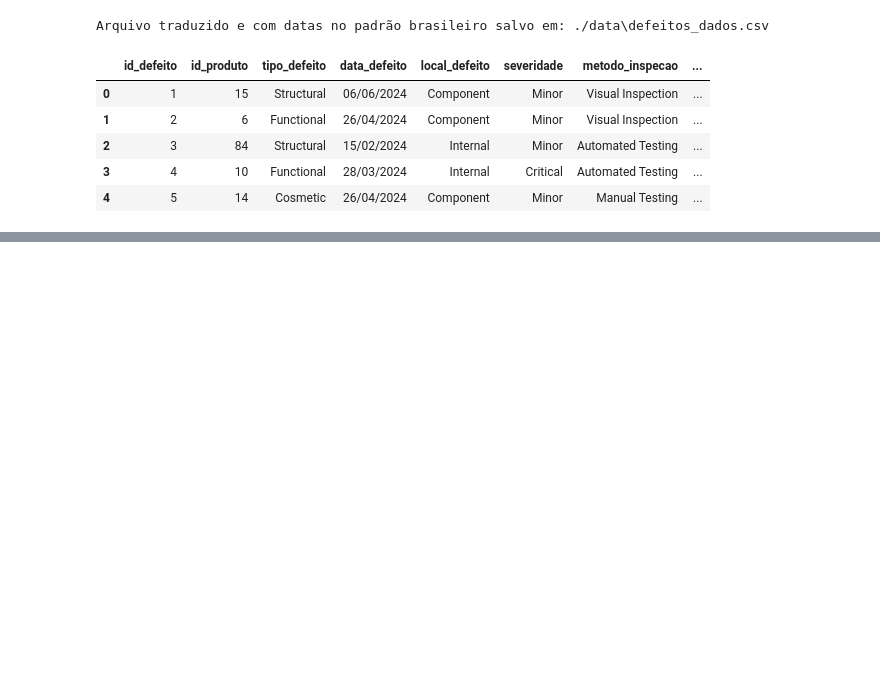
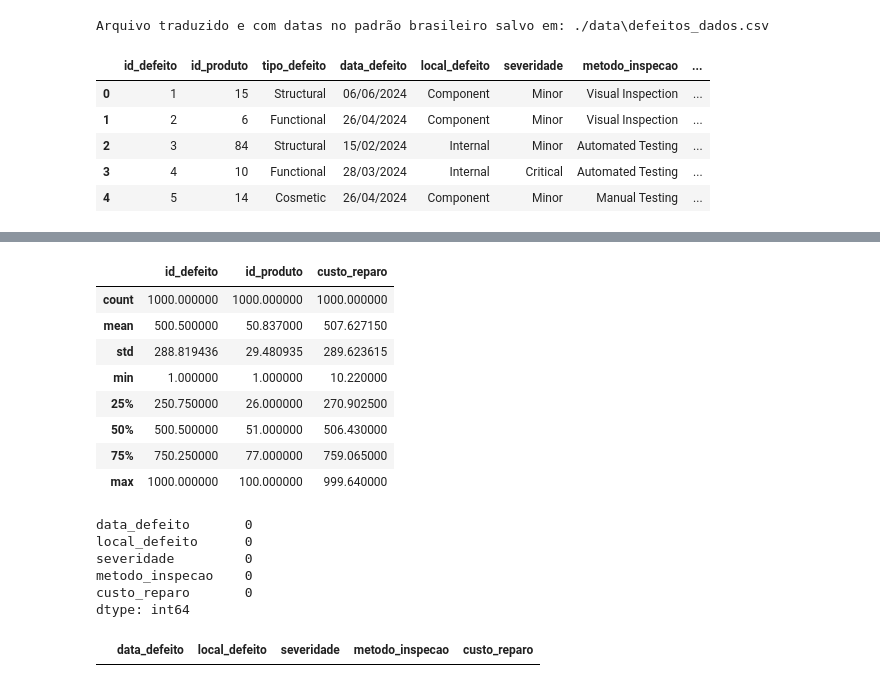
Before and after one commit to PortalDosDados/manufacturing_defects, a Jupyter notebook: notebook.ipynb, the cells around one changed output, grey strips where cells are left out. Saved outputs shown, nothing was run; the diff lists cells and outputs as text; code cells hidden in the pictures; blank space fills up the shorter version.

```diff
--- a/notebook.ipynb
+++ b/notebook.ipynb
@@ -83,0 +160,27 @@ df.head()
+# %%
+df.describe()
+# %% [output]
+|  | id_defeito | id_produto | custo_reparo |
+| count | 1000.000000 | 1000.000000 | 1000.000000 |
+| mean | 500.500000 | 50.837000 | 507.627150 |
+| std | 288.819436 | 29.480935 | 289.623615 |
+| min | 1.000000 | 1.000000 | 10.220000 |
+| 25% | 250.750000 | 26.000000 | 270.902500 |
+| 50% | 500.500000 | 51.000000 | 506.430000 |
+| 75% | 750.250000 | 77.000000 | 759.065000 |
+| max | 1000.000000 | 100.000000 | 999.640000 |
+# %%
+# Verifica se existem valores nulos nas colunas
+df_filt.isna().sum()
+# %% [output]
+data_defeito       0
+local_defeito      0
+severidade         0
+metodo_inspecao    0
+custo_reparo       0
+dtype: int64
+# %%
+# Retorna todas as linhas duplicadas, exceto a primeira ocorrência de cada grupo de duplicatas
+df_filt.loc[df_filt.duplicated()]
+# %% [output]
+|  | data_defeito | local_defeito | severidade | metodo_inspecao | custo_reparo |
```
Also changed, not shown: parts of 10 cells of this notebook.
